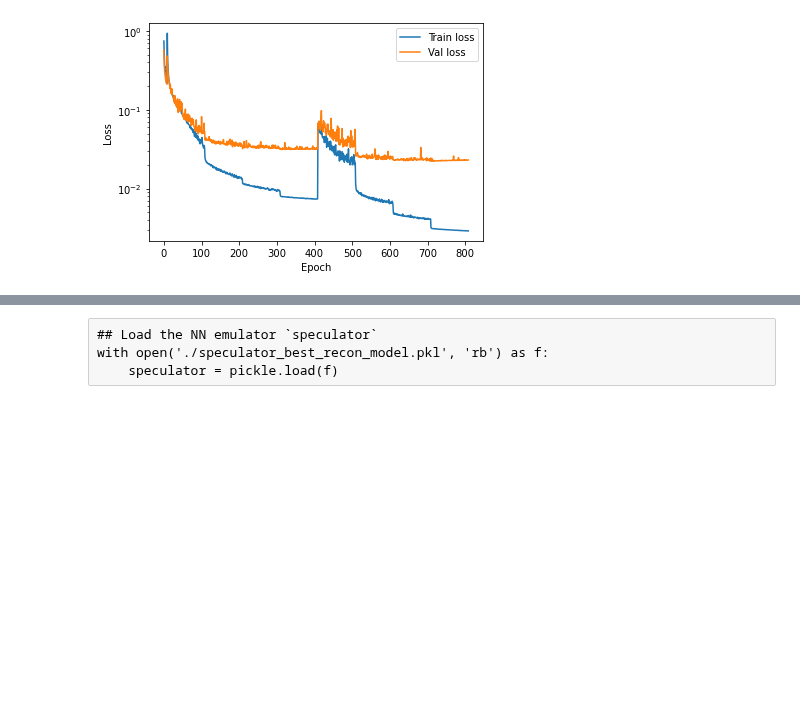
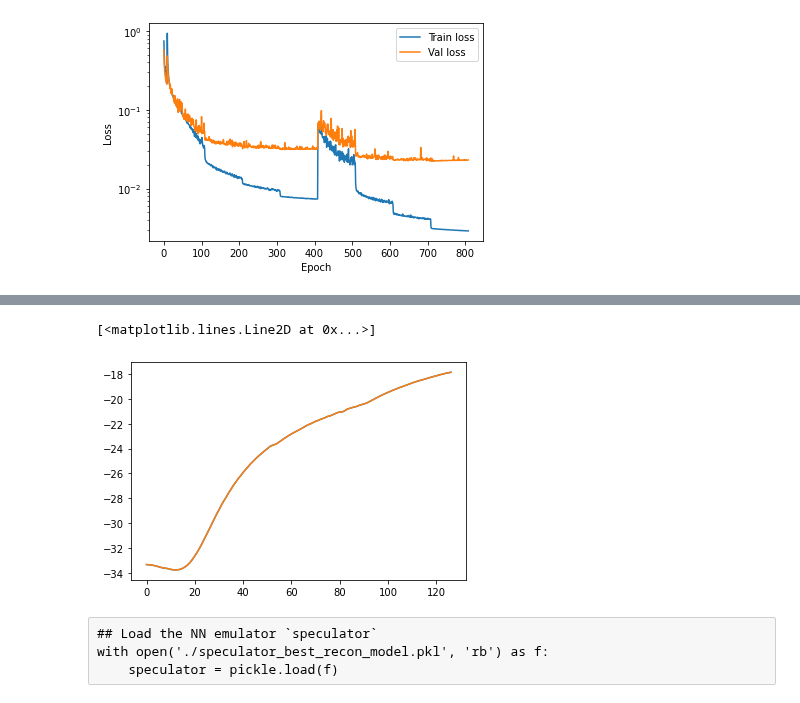
Before and after one commit to AstroJacobLi/popsed, a Jupyter notebook: notebooks/forward_model/NMF/spec_phot_emulator_NMF.ipynb, the cells around one changed output, grey strips where cells are left out. Drawn from its saved outputs; the diff is of its cells as text; code cells hidden in the pictures; blank space fills up the shorter version.

```diff
--- a/notebooks/forward_model/NMF/spec_phot_emulator_NMF.ipynb
+++ b/notebooks/forward_model/NMF/spec_phot_emulator_NMF.ipynb
@@ -82,7 +83,8 @@ speculator = Speculator(name='NMF_test', model='NMF', n_parameters=10,
 # %%
 pca_coeff = []
 for file in fspecs:
-    pca_coeff.append(speculator.pca.PCA.transform(speculator.pca.logspec_scaler.transform(np.load(file, mmap_mode='r'))))
+    pca_coeff.append(_speculator.pca.PCA.transform(
+        _speculator.pca.logspec_scaler.transform(np.load(file, mmap_mode='r'))))
 # %%
 pca_coeff = np.concatenate(pca_coeff)
 print(pca_coeff.shape)
@@ -160,3 +160,17 @@ _speculator.train(lr=1e-5, n_e)
+# %%
+outputs = _speculator.network(torch.Tensor(params).to('cuda'))
+outputs = _speculator.pca.inverse_transform(
+    _speculator.pca_scaler.inverse_transform(outputs), device=_speculator.device)
+outputs = _speculator.pca.logspec_scaler.inverse_transform(outputs, device='cuda')
+
+labels = _speculator.pca.inverse_transform(torch.Tensor(pca_coeff).to('cuda'), device='cuda')
+labels = _speculator.pca.logspec_scaler.inverse_transform(labels, device='cuda')
+# %%
+plt.plot(outputs[219].cpu().detach().numpy())
+plt.plot(labels[219].cpu().detach().numpy())
+# %% [output]
+[<matplotlib.lines.Line2D at 0x...>]
+[figure, added]
 # %% [raw]
 ## Load the NN emulator `speculator`
 with open('./speculator_best_recon_model.pkl', 'rb') as f:
```
Also changed, not shown: parts of 23 cells of this notebook.
